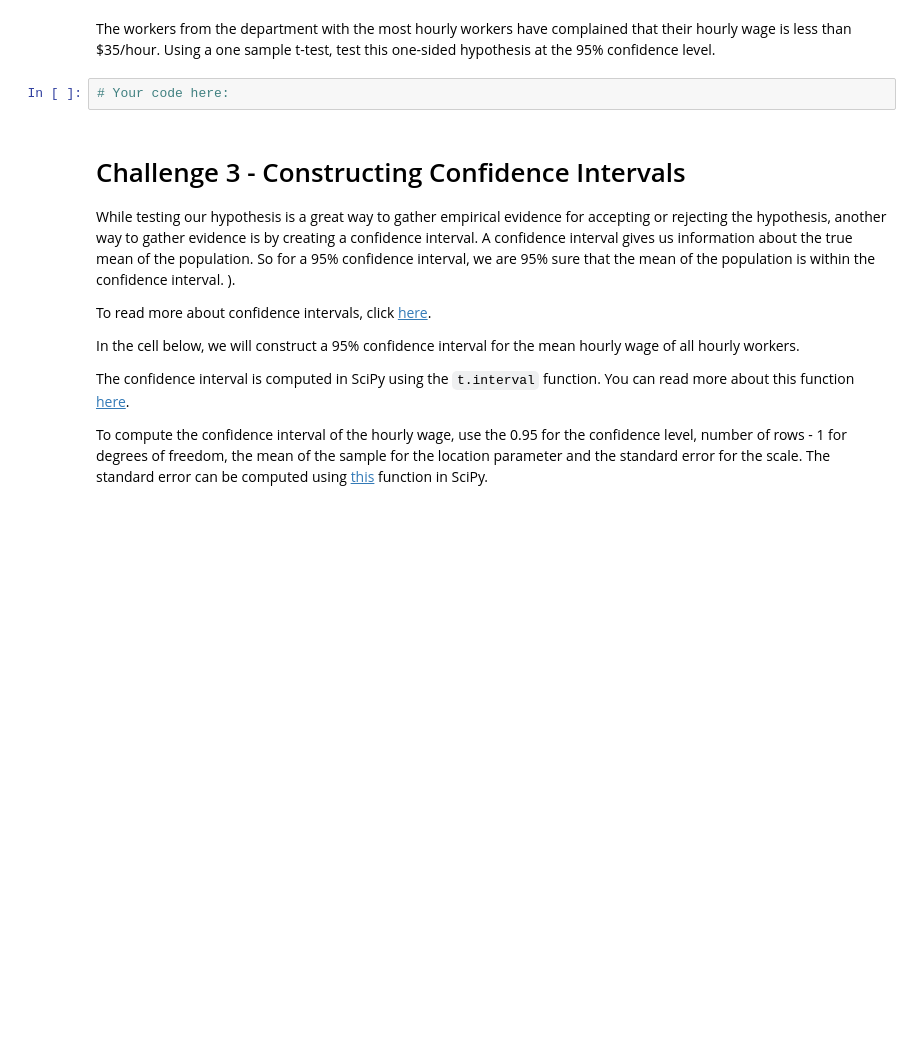
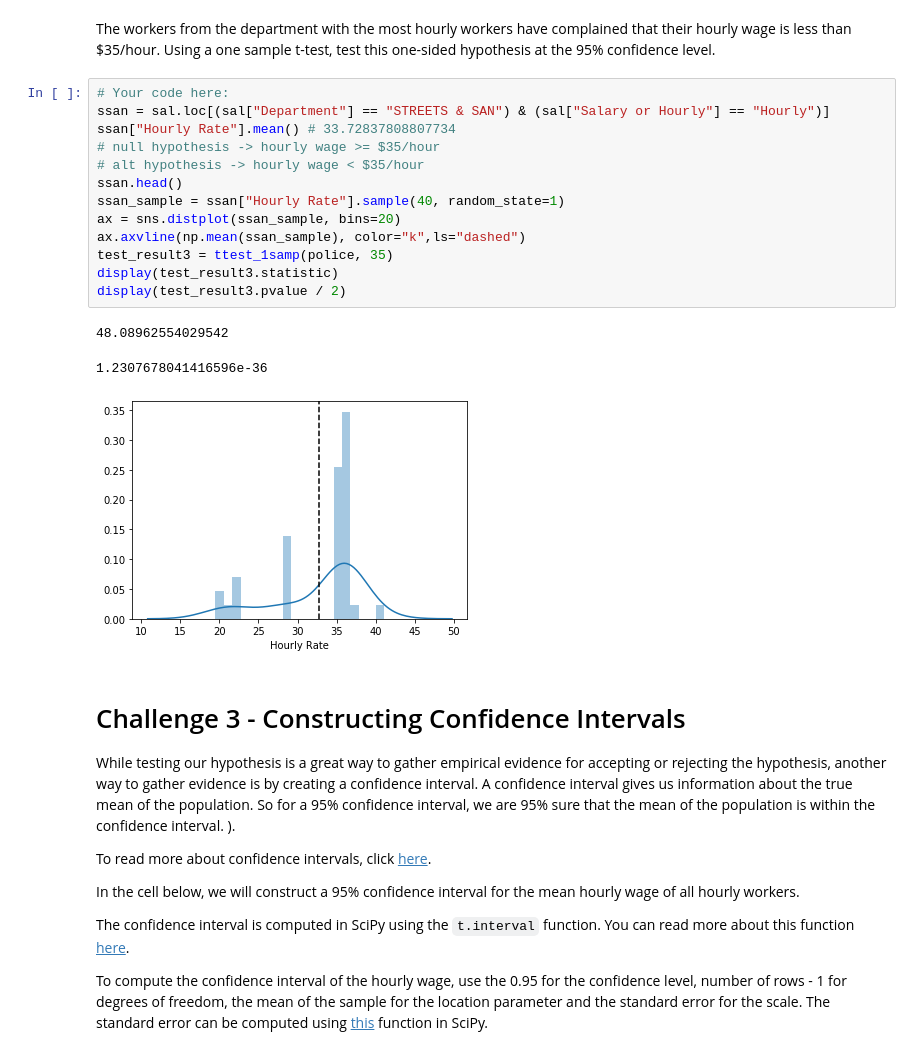
Before and after one commit to nicolas2192/dataptmad1019, a Jupyter notebook: module-2/lab-hypothesis-testing/your-code/main.ipynb, the cells around one changed output. Drawn from its saved outputs; the diff is of its cells as text; blank space fills up the shorter version.

```diff
--- a/module-2/lab-hypothesis-testing/your-code/main.ipynb
+++ b/module-2/lab-hypothesis-testing/your-code/main.ipynb
@@ -99,7 +149,22 @@ Using the `crosstab` function, find the department that has the most hourly work
 # %% [markdown]
 The workers from the department with the most hourly workers have complained that their hourly wage is less than $35/hour. Using a one sample t-test, test this one-sided hypothesis at the 95% confidence level.
-# %%
-# Your code here:
+# %%
+# Your code here:
+ssan = sal.loc[(sal["Department"] == "STREETS & SAN") & (sal["Salary or Hourly"] == "Hourly")]
+ssan["Hourly Rate"].mean() # 33.72837808807734
+# null hypothesis -> hourly wage >= $35/hour
+# alt hypothesis -> hourly wage < $35/hour
+ssan.head()
+ssan_sample = ssan["Hourly Rate"].sample(40, random_state=1)
+ax = sns.distplot(ssan_sample, bins=20)
+ax.axvline(np.mean(ssan_sample), color="k",ls="dashed")
+test_result3 = ttest_1samp(police, 35)
+display(test_result3.statistic)
+display(test_result3.pvalue / 2)
+# %% [output]
+48.08962554029542
+1.2307678041416596e-36
+[figure, added]
 # %% [markdown]
 # Challenge 3 - Constructing Confidence Intervals
 
```
Also changed, not shown: parts of 14 cells of this notebook.
